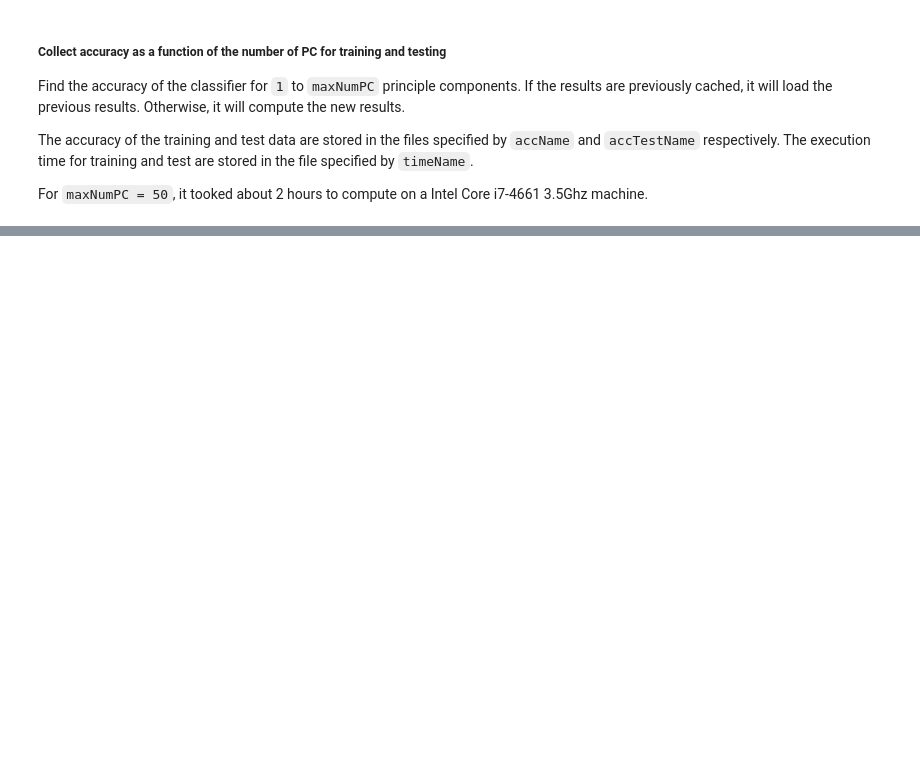
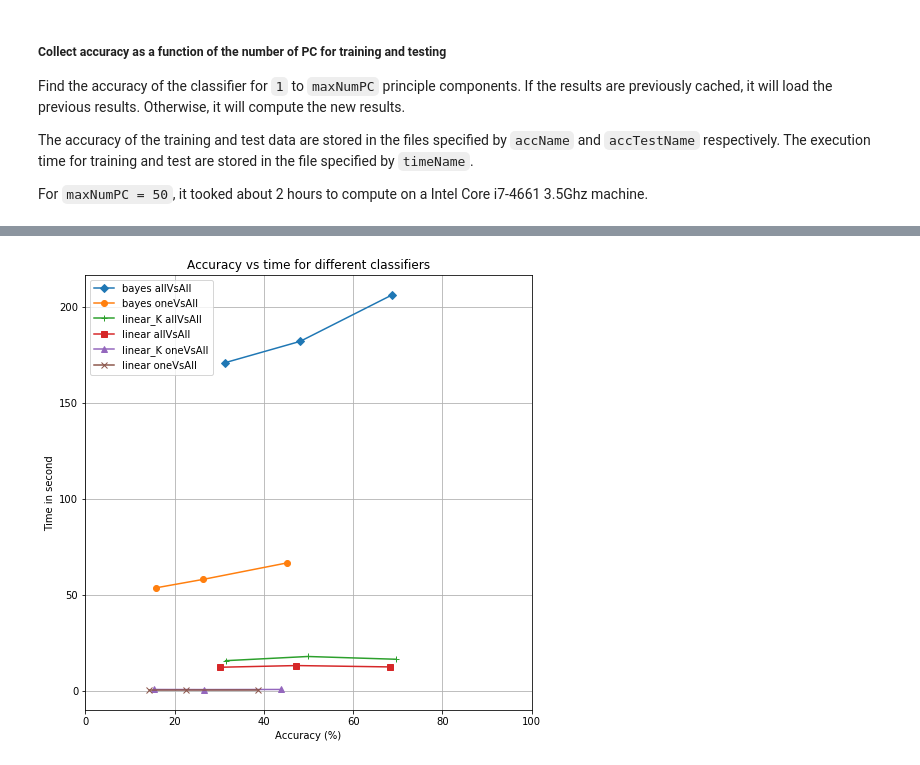
Before and after one commit to teambengio/finalproject, a Jupyter notebook: finalproject-allvsall.ipynb, the cells around one changed output, grey strips where cells are left out. Cells and saved outputs as stored; diff of their text form; code cells hidden in the pictures; blank space fills up the shorter version.

```diff
--- a/finalproject-allvsall.ipynb
+++ b/finalproject-allvsall.ipynb
@@ -803,3 +822,22 @@ plt.show()
+# %%
+fig = plt.figure()
+nPC = range(1, maxNumPC+1)
+maker = ['x','s','^','+','o','D']
+for i in [5, 2, 4, 3, 1, 0] :
+    expt, m, p = exptList[i]
+    plt.plot(accList[expt],timeList[expt],'-'+maker[2*m+p],label="{} {}".format(modelList[m],policyList[p]))
+plt.ylabel("Time in second")
+plt.xlabel("Accuracy (%)")
+plt.title("Accuracy vs time for different classifiers")
+plt.xlim([0,100])
+plt.grid("on")
+plt.legend(loc=2)
+fig.set_size_inches(8,8)
+fName = os.path.join(pDir,'accuracy_time_n{}_{}.png'.format(n,rev))
+savefig(fName, bbox_inches='tight')
+plt.show()
+# %% [output]
+[figure, added]
 # %%
 #numPC = 2
 #cb, cb_test = train_and_test(X,T,X_test,T_test,digits,V,mu,numPC)
```
Also changed, not shown: parts of 19 cells of this notebook, 10 other files.
